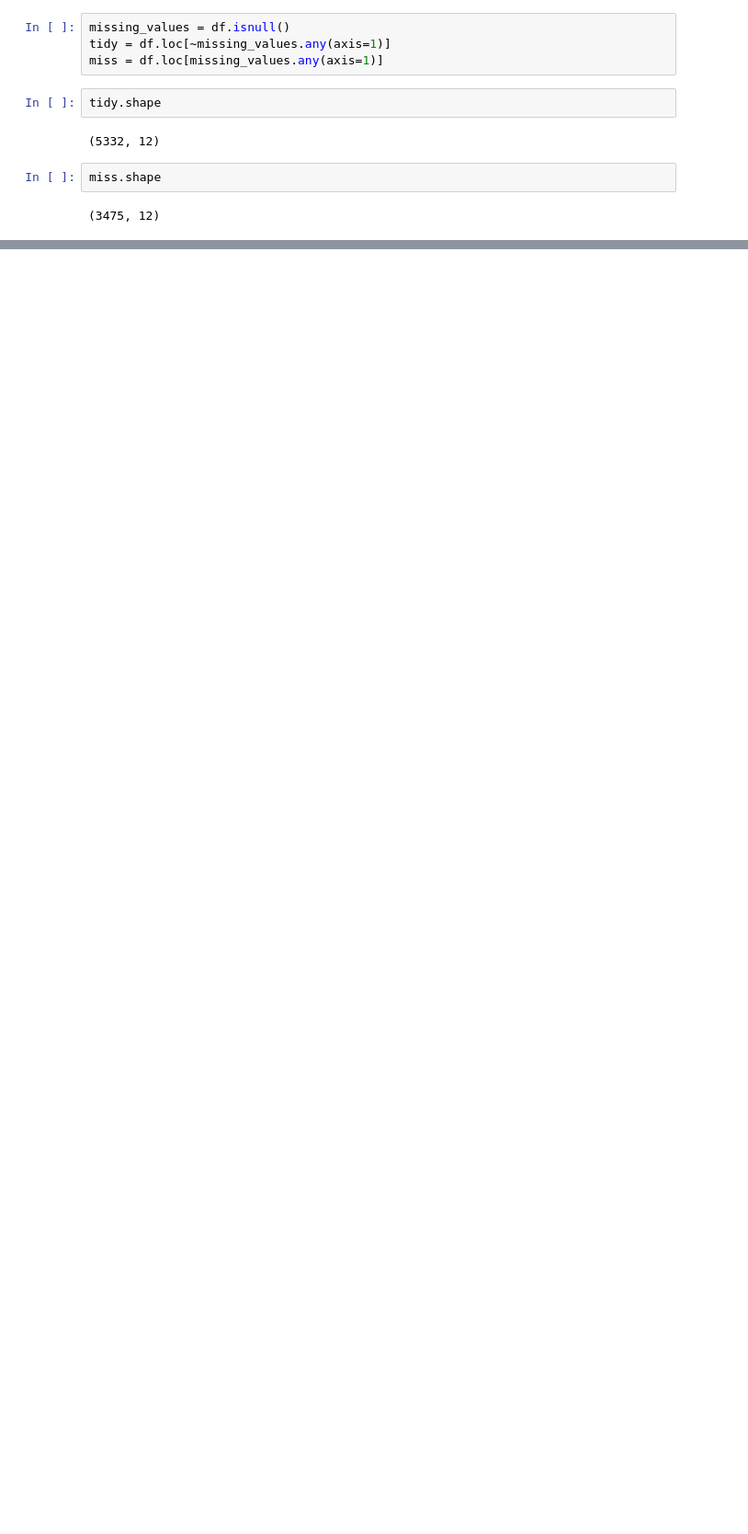
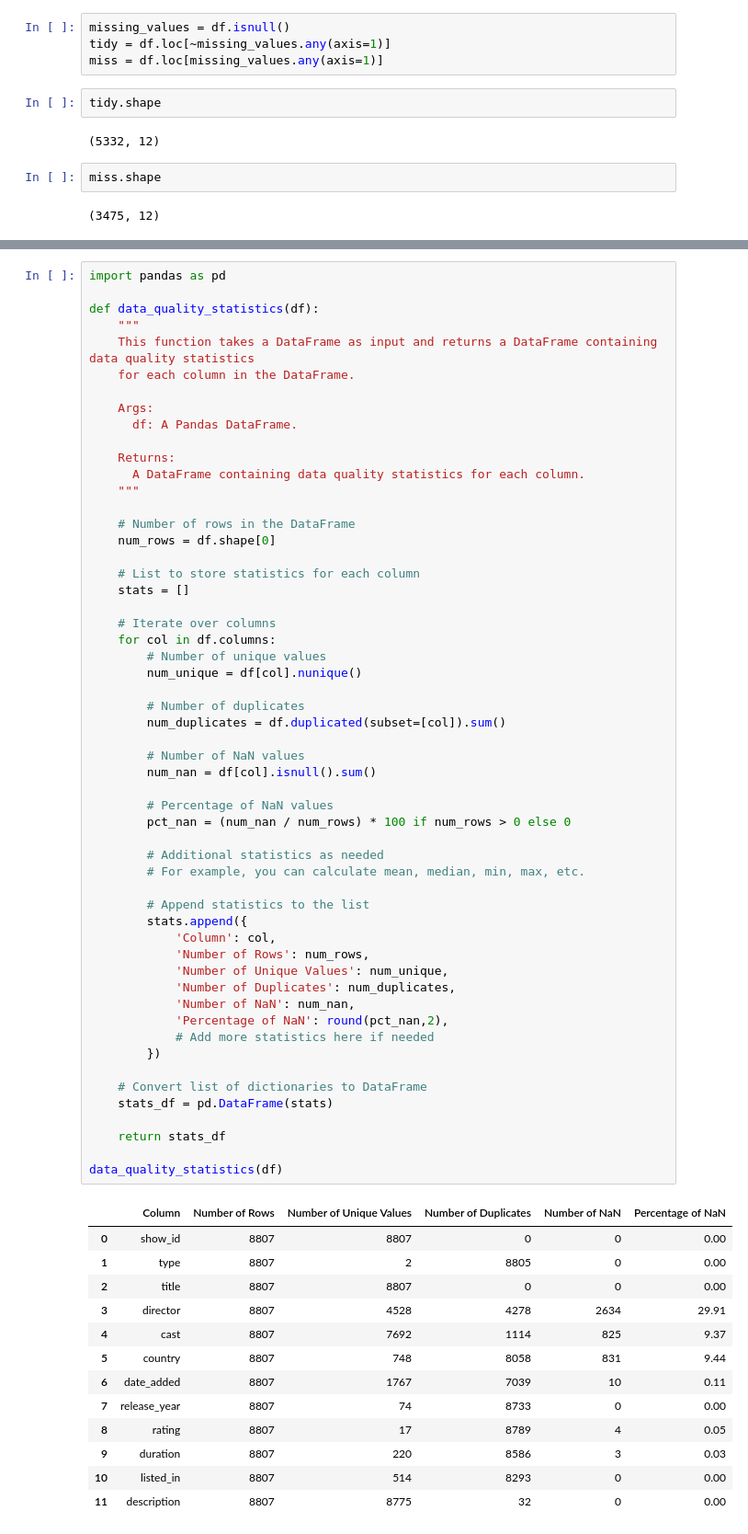
Before and after one commit to DSabarish/netflix_data_analysis, a Jupyter notebook: Untitled77.ipynb, the cells around one changed output, grey strips where cells are left out. Shown at 92% size. Cells and saved outputs as stored; diff of their text form; blank space fills up the shorter version.

```diff
--- a/Untitled77.ipynb
+++ b/Untitled77.ipynb
@@ -53,0 +49,69 @@ data_types = df.dtypes
+# %%
+import pandas as pd
+
+def data_quality_statistics(df):
+    """
+    This function takes a DataFrame as input and returns a DataFrame containing data quality statistics
+    for each column in the DataFrame.
+
+    Args:
+      df: A Pandas DataFrame.
+
+    Returns:
+      A DataFrame containing data quality statistics for each column.
+    """
+
+    # Number of rows in the DataFrame
+    num_rows = df.shape[0]
+
+    # List to store statistics for each column
+    stats = []
+
+    # Iterate over columns
+    for col in df.columns:
+        # Number of unique values
+        num_unique = df[col].nunique()
+
+        # Number of duplicates
+        num_duplicates = df.duplicated(subset=[col]).sum()
+
+        # Number of NaN values
+        num_nan = df[col].isnull().sum()
+
+        # Percentage of NaN values
+        pct_nan = (num_nan / num_rows) * 100 if num_rows > 0 else 0
+
+        # Additional statistics as needed
+        # For example, you can calculate mean, median, min, max, etc.
+
+        # Append statistics to the list
+        stats.append({
+            'Column': col,
+            'Number of Rows': num_rows,
+            'Number of Unique Values': num_unique,
+            'Number of Duplicates': num_duplicates,
+            'Number of NaN': num_nan,
+            'Percentage of NaN': round(pct_nan,2),
+            # Add more statistics here if needed
+        })
+
+    # Convert list of dictionaries to DataFrame
+    stats_df = pd.DataFrame(stats)
+
+    return stats_df
+
+data_quality_statistics(df)
+# %% [output]
+|  | Column | Number of Rows | Number of Unique Values | Number of Duplicates | Number of NaN | Percentage of NaN |
+| 0 | show_id | 8807 | 8807 | 0 | 0 | 0.00 |
+| 1 | type | 8807 | 2 | 8805 | 0 | 0.00 |
+| 2 | title | 8807 | 8807 | 0 | 0 | 0.00 |
+| 3 | director | 8807 | 4528 | 4278 | 2634 | 29.91 |
+| 4 | cast | 8807 | 7692 | 1114 | 825 | 9.37 |
+| 5 | country | 8807 | 748 | 8058 | 831 | 9.44 |
+| 6 | date_added | 8807 | 1767 | 7039 | 10 | 0.11 |
+| 7 | release_year | 8807 | 74 | 8733 | 0 | 0.00 |
+| 8 | rating | 8807 | 17 | 8789 | 4 | 0.05 |
+| 9 | duration | 8807 | 220 | 8586 | 3 | 0.03 |
+| 10 | listed_in | 8807 | 514 | 8293 | 0 | 0.00 |
+| 11 | description | 8807 | 8775 | 32 | 0 | 0.00 |
```
Also changed, not shown: parts of 7 cells of this notebook.
